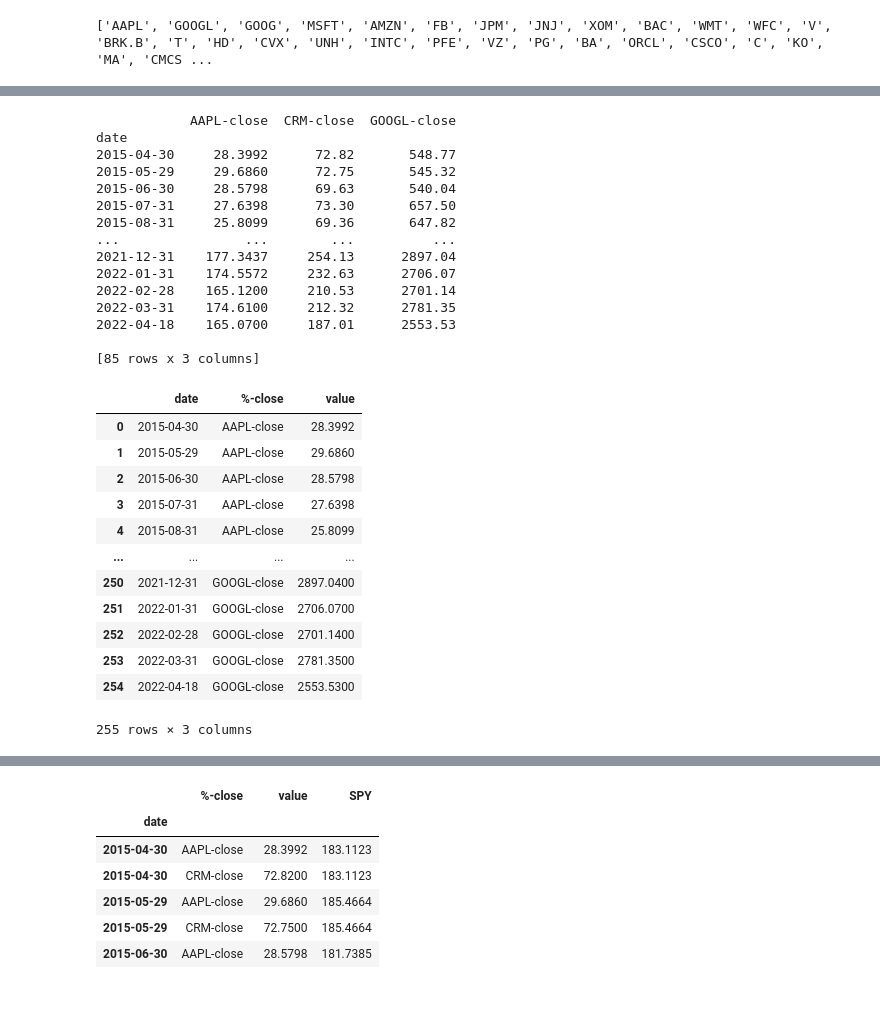
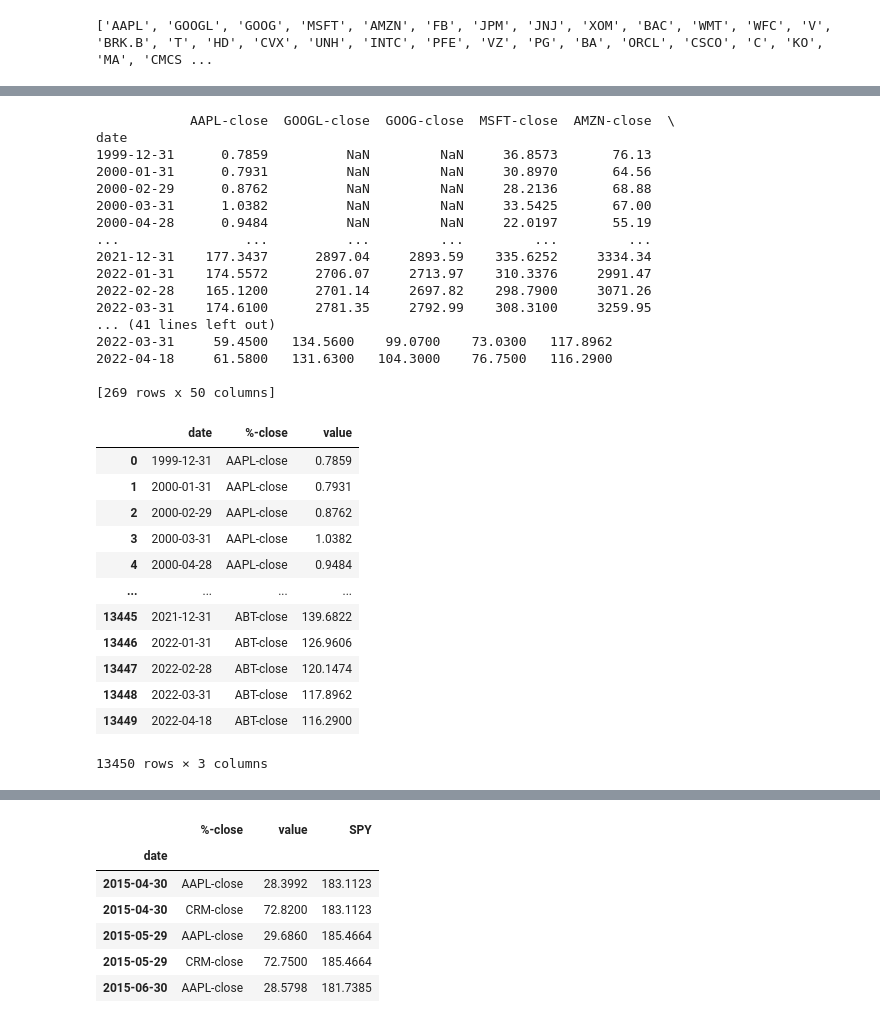
Before and after one commit to evianap/Roboadvisor, a Jupyter notebook: Obtain Stocks.ipynb, the cells around one changed output, grey strips where cells are left out. Drawn from its saved outputs; the diff is of its cells as text; code cells hidden in the pictures.

```diff
--- a/Obtain Stocks.ipynb
+++ b/Obtain Stocks.ipynb
@@ -56,15 +58,16 @@ def get_monthly_adjusted(self, symbol):
     _FUNCTION_KEY = "TIME_SERIES_MONTHLY_ADJUSTED"
     return _FUNCTION_KEY, 'Time Series (Monthly)', 'Meta Data'
 # %%
-csv_path = Path("/Users/unicorn/Desktop/FinTech_Workspace/Roboadvisor/Resources/stock_tickers.csv")
-#Tickers_df = pd.read_csv(csv_path)
-#Tickers = Tickers_df.values.tolist()
-#print (Tickers)
+csv_path = Path("Resources/stock_tickers.csv")
+Tickers_df = pd.read_csv(csv_path)
+Tickers = Tickers_df.values.tolist()
+print (Tickers)
 Tickers = []
 with open(csv_path, newline='') as inputfile:
     for row in csv.reader(inputfile):
         Tickers.append(row[0])
 
+Tickers = ['AAPL',]
 print(Tickers)
 # %% [output]
 ['AAPL', 'GOOGL', 'GOOG', 'MSFT', 'AMZN', 'FB', 'JPM', 'JNJ', 'XOM', 'BAC', 'WMT', 'WFC', 'V', 'BRK.B', 'T', 'HD', 'CVX', 'UNH', 'INTC', 'PFE', 'VZ', 'PG', 'BA', 'ORCL', 'CSCO', 'C', 'KO', 'MA', 'CMCS ...
@@ -84,7 +103,7 @@ stk_df
 #Need to convert this into Month and Year so the feature can be consolidated with inflation data that is provided at the end of the month
 stocks_df = pd.DataFrame(stk_df)
 stocks_df.index = pd.to_datetime(stocks_df.index, infer_datetime_format = True)
-stocks_df = stocks_df[stocks_df.index > start_date]
+#stocks_df = stocks_df[stocks_df.index > start_date]
 print(stocks_df)
 
 
@@ -93,37 +112,39 @@ print(stocks_df)
 #output = pd.concat([output, df_dictionary], ignore_index=True)
 #print(output.head())
 # %% [output]
-            AAPL-close  CRM-close  GOOGL-close
+            AAPL-close  GOOGL-close  GOOG-close  MSFT-close  AMZN-close  \
 date
-2015-04-30     28.3992      72.82       548.77
-2015-05-29     29.6860      72.75       545.32
-2015-06-30     28.5798      69.63       540.04
-2015-07-31     27.6398      73.30       657.50
-2015-08-31     25.8099      69.36       647.82
-...                ...        ...          ...
-2021-12-31    177.3437     254.13      2897.04
-2022-01-31    174.5572     232.63      2706.07
-2022-02-28    165.1200     210.53      2701.14
-2022-03-31    174.6100     212.32      2781.35
-2022-04-18    165.0700     187.01      2553.53
+1999-12-31      0.7859          NaN         NaN     36.8573       76.13
+2000-01-31      0.7931          NaN         NaN     30.8970       64.56
+2000-02-29      0.8762          NaN         NaN     28.2136       68.88
+2000-03-31      1.0382          NaN         NaN     33.5425       67.00
+2000-04-28      0.9484          NaN         NaN     22.0197       55.19
+...                ...          ...         ...         ...         ...
+2021-12-31    177.3437      2897.04     2893.59    335.6252     3334.34
+2022-01-31    174.5572      2706.07     2713.97    310.3376     2991.47
+2022-02-28    165.1200      2701.14     2697.82    298.7900     3071.26
+2022-03-31    174.6100      2781.35     2792.99    308.3100     3259.95
+... (41 lines left out)
+2022-03-31     59.4500   134.5600    99.0700    73.0300   117.8962
+2022-04-18     61.5800   131.6300   104.3000    76.7500   116.2900
 
-[85 rows x 3 columns]
+[269 rows x 50 columns]
 # %%
 stocks_df.reset_index(inplace=True)
-df2 = pd.melt(stocks_df, id_vars=['date'],
+df6 = pd.melt(stocks_df, id_vars=['date'],
                   var_name="%-close")
-df2
+df6
 # %% [output]
 |  | date | %-close | value |
-| 0 | 2015-04-30 | AAPL-close | 28.3992 |
-| 1 | 2015-05-29 | AAPL-close | 29.6860 |
-| 2 | 2015-06-30 | AAPL-close | 28.5798 |
-| 3 | 2015-07-31 | AAPL-close | 27.6398 |
-| 4 | 2015-08-31 | AAPL-close | 25.8099 |
+| 0 | 1999-12-31 | AAPL-close | 0.7859 |
+| 1 | 2000-01-31 | AAPL-close | 0.7931 |
+| 2 | 2000-02-29 | AAPL-close | 0.8762 |
+| 3 | 2000-03-31 | AAPL-close | 1.0382 |
+| 4 | 2000-04-28 | AAPL-close | 0.9484 |
 | ... | ... | ... | ... |
-| 250 | 2021-12-31 | GOOGL-close | 2897.0400 |
-| 251 | 2022-01-31 | GOOGL-close | 2706.0700 |
-| 252 | 2022-02-28 | GOOGL-close | 2701.1400 |
-| 253 | 2022-03-31 | GOOGL-close | 2781.3500 |
-| 254 | 2022-04-18 | GOOGL-close | 2553.5300 |
+| 13445 | 2021-12-31 | ABT-close | 139.6822 |
+| 13446 | 2022-01-31 | ABT-close | 126.9606 |
+| 13447 | 2022-02-28 | ABT-close | 120.1474 |
+| 13448 | 2022-03-31 | ABT-close | 117.8962 |
+| 13449 | 2022-04-18 | ABT-close | 116.2900 |
-255 rows × 3 columns
+13450 rows × 3 columns
```
Also changed, not shown: parts of 38 cells of this notebook, 4 other files.
